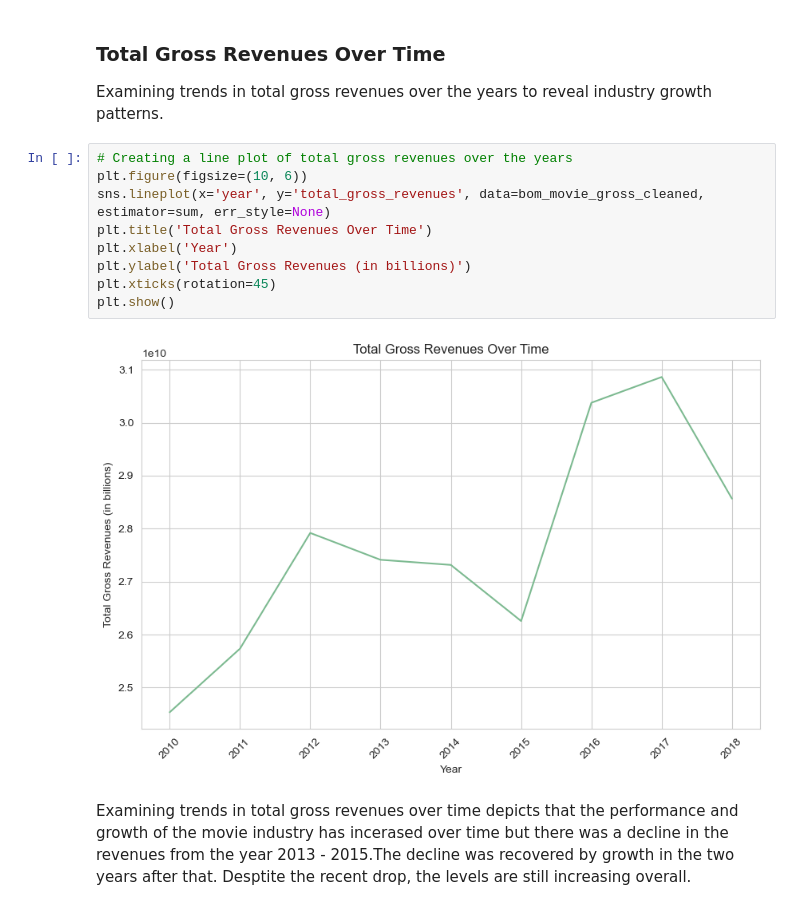
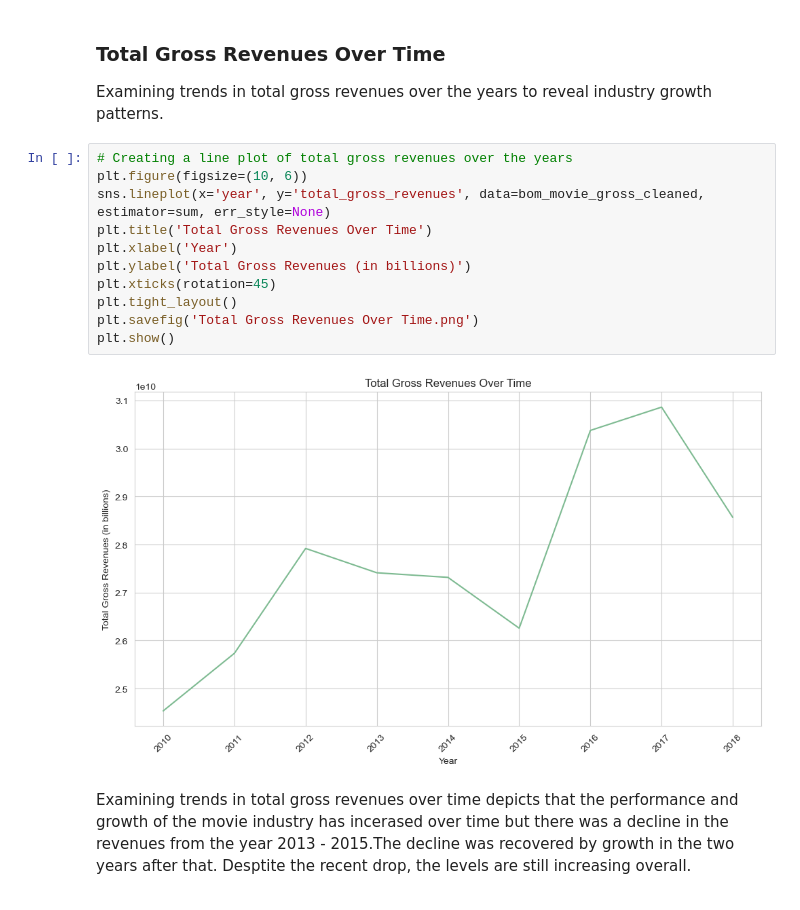
Before and after one commit to geomwangi007/Microsoft-Studio-Project, a Jupyter notebook: student.ipynb, the cells around one changed output. Saved outputs shown, nothing was run; the diff lists cells and outputs as text.

```diff
--- a/student.ipynb
+++ b/student.ipynb
@@ -249,14 +261,16 @@ Examining trends in total gross revenues over the years to reveal industry growt
 # %%
 # Creating a line plot of total gross revenues over the years
 plt.figure(figsize=(10, 6))
 sns.lineplot(x='year', y='total_gross_revenues', data=bom_movie_gross_cleaned, estimator=sum, err_style=None)
 plt.title('Total Gross Revenues Over Time')
 plt.xlabel('Year')
 plt.ylabel('Total Gross Revenues (in billions)')
 plt.xticks(rotation=45)
+plt.tight_layout()
+plt.savefig('Total Gross Revenues Over Time.png')
 plt.show()
 # %% [output]
-[figure, old version]
+[figure, new version]
 # %% [markdown]
 Examining trends in total gross revenues over time depicts that the performance and growth of the movie industry has incerased over time but there was a decline in the revenues from the year 2013 - 2015.The decline was recovered by growth in the two years after that. Desptite the recent drop, the levels are still increasing overall.
 # %% [markdown]
```
Also changed, not shown: parts of 15 cells of this notebook, 1 other file.
